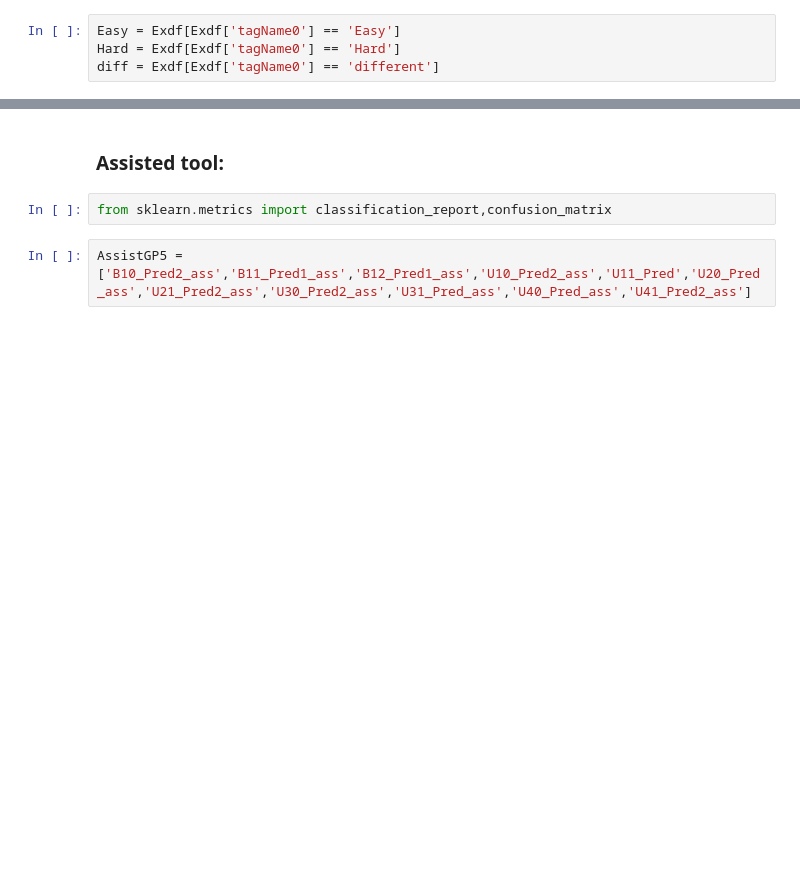
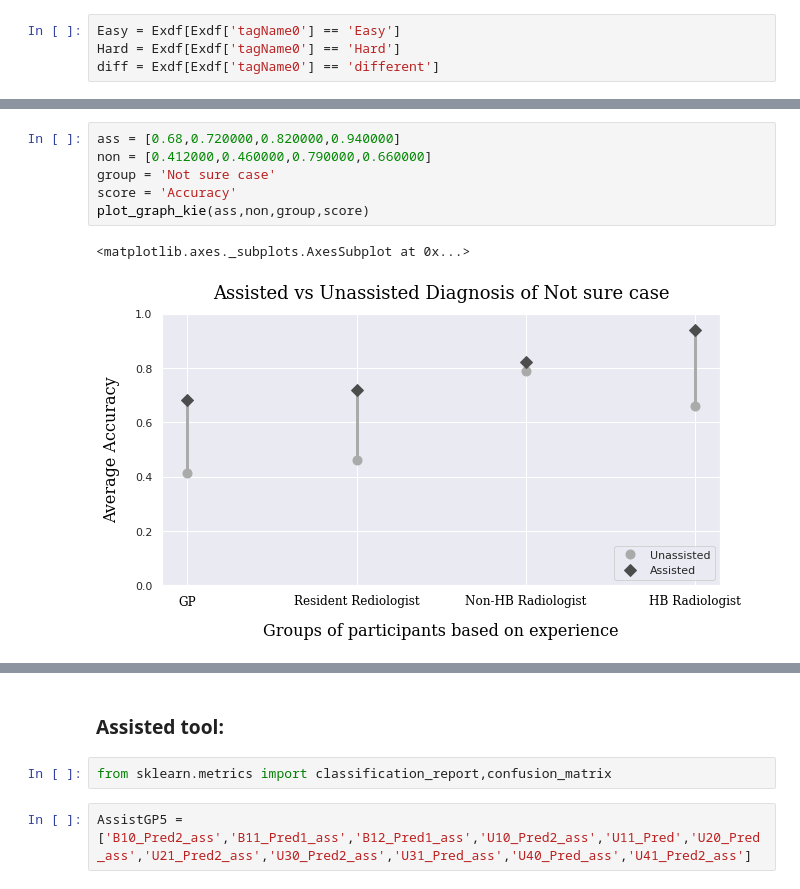
Before and after one commit to Peckkie/Experiment_Evaluation_CCA, a Jupyter notebook: Graph_forPaper.ipynb, the cells around one changed output, grey strips where cells are left out. Drawn from its saved outputs; the diff is of its cells as text; blank space fills up the shorter version.

```diff
--- a/Graph_forPaper.ipynb
+++ b/Graph_forPaper.ipynb
@@ -455,0 +522,9 @@ diff = Exdf[Exdf['tagName0'] == 'different']
+# %%
+ass = [0.68,0.720000,0.820000,0.940000]
+non = [0.412000,0.460000,0.790000,0.660000]
+group = 'Not sure case'
+score = 'Accuracy'
+plot_graph_kie(ass,non,group,score)
+# %% [output]
+<matplotlib.axes._subplots.AxesSubplot at 0x...>
+[figure, added]
```
Also changed, not shown: parts of 21 cells of this notebook.
